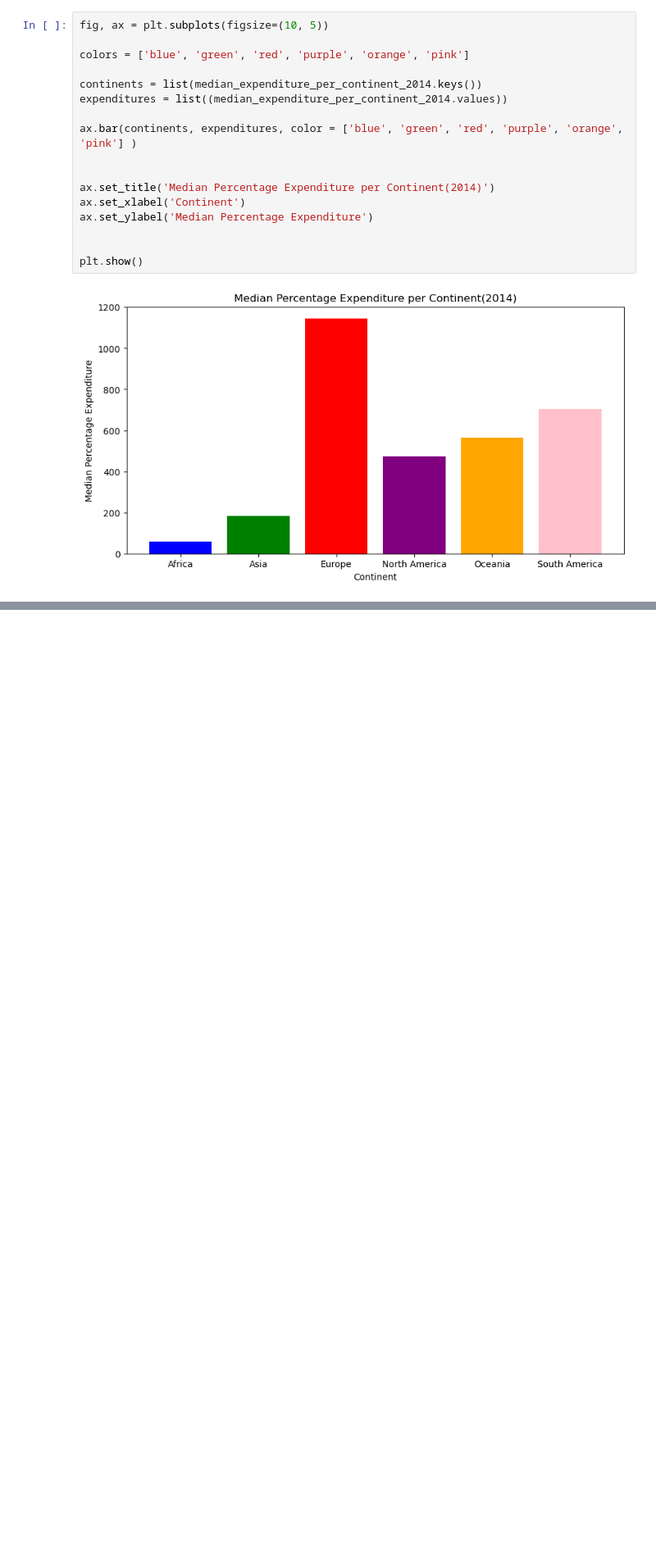
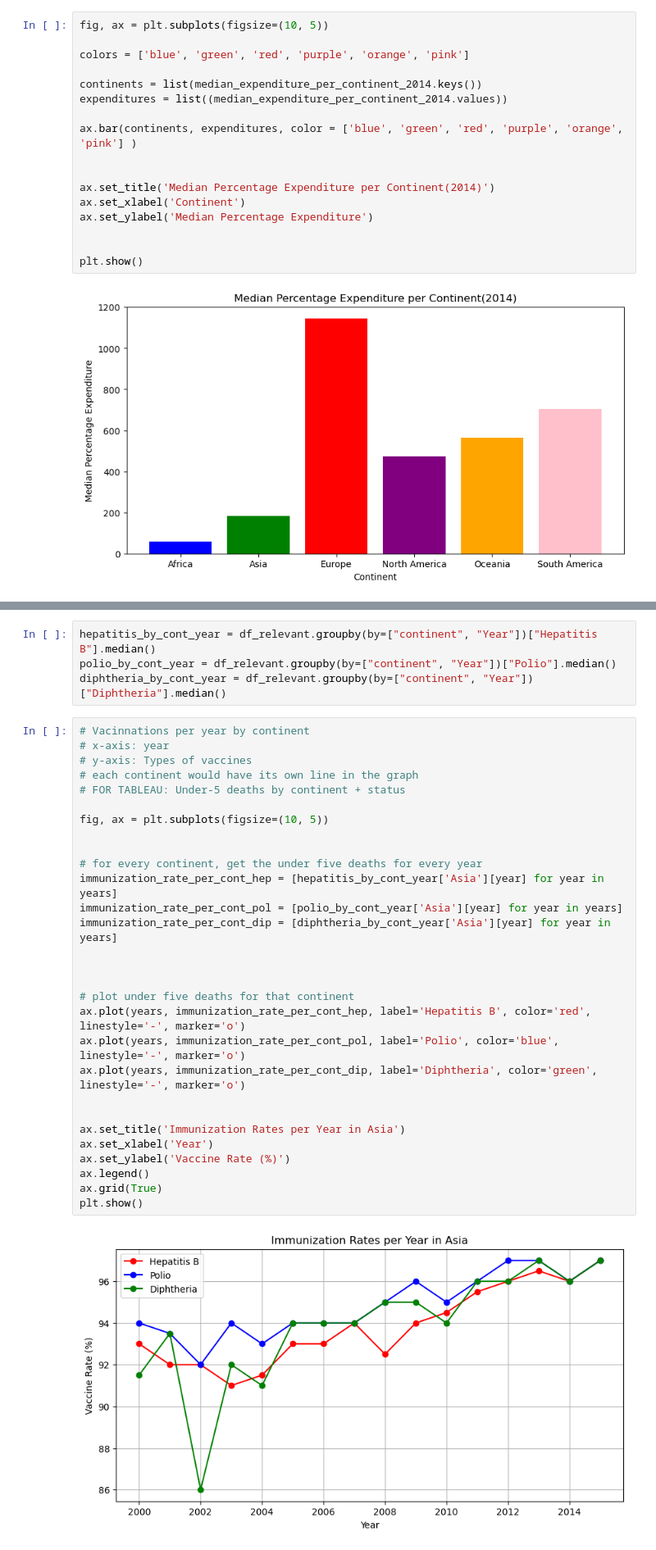
Before and after one commit to ElifSurucu/life-expectancy-eda, a Jupyter notebook: Elif_notebook_Life_expectancy.ipynb, the cells around one changed output, grey strips where cells are left out. Shown at 82% size. Drawn from its saved outputs; the diff is of its cells as text; blank space fills up the shorter version.

```diff
--- a/Elif_notebook_Life_expectancy.ipynb
+++ b/Elif_notebook_Life_expectancy.ipynb
@@ -654,0 +691,35 @@ array([  59.48744893,  181.9083783 , 1144.6619015 ,  473.1238124 ,
+# %%
+hepatitis_by_cont_year = df_relevant.groupby(by=["continent", "Year"])["Hepatitis B"].median()
+polio_by_cont_year = df_relevant.groupby(by=["continent", "Year"])["Polio"].median()
+diphtheria_by_cont_year = df_relevant.groupby(by=["continent", "Year"])["Diphtheria"].median()
+# %%
+# Vacinnations per year by continent
+# x-axis: year
+# y-axis: Types of vaccines
+# each continent would have its own line in the graph
+# FOR TABLEAU: Under-5 deaths by continent + status
+
+fig, ax = plt.subplots(figsize=(10, 5))
+
+
+# for every continent, get the under five deaths for every year
+immunization_rate_per_cont_hep = [hepatitis_by_cont_year['Asia'][year] for year in years]
+immunization_rate_per_cont_pol = [polio_by_cont_year['Asia'][year] for year in years]
+immunization_rate_per_cont_dip = [diphtheria_by_cont_year['Asia'][year] for year in years]
+
+
+
+# plot under five deaths for that continent
+ax.plot(years, immunization_rate_per_cont_hep, label='Hepatitis B', color='red', linestyle='-', marker='o')
+ax.plot(years, immunization_rate_per_cont_pol, label='Polio', color='blue', linestyle='-', marker='o')
+ax.plot(years, immunization_rate_per_cont_dip, label='Diphtheria', color='green', linestyle='-', marker='o')
+
+
+ax.set_title('Immunization Rates per Year in Asia')
+ax.set_xlabel('Year')
+ax.set_ylabel('Vaccine Rate (%)')
+ax.legend()
+ax.grid(True)
+plt.show()
+# %% [output]
+[figure, added]
```
Also changed, not shown: parts of 28 cells of this notebook.
